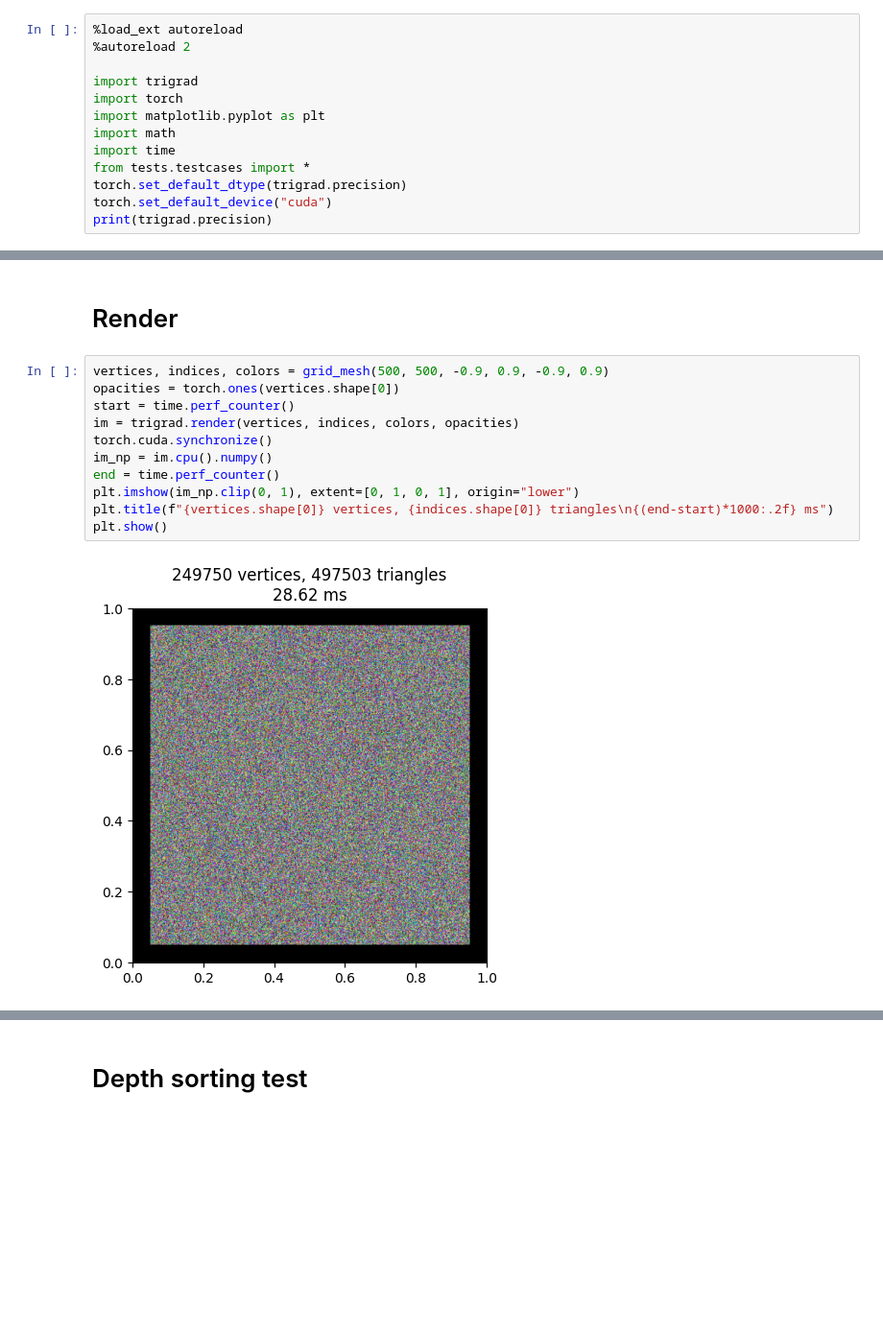
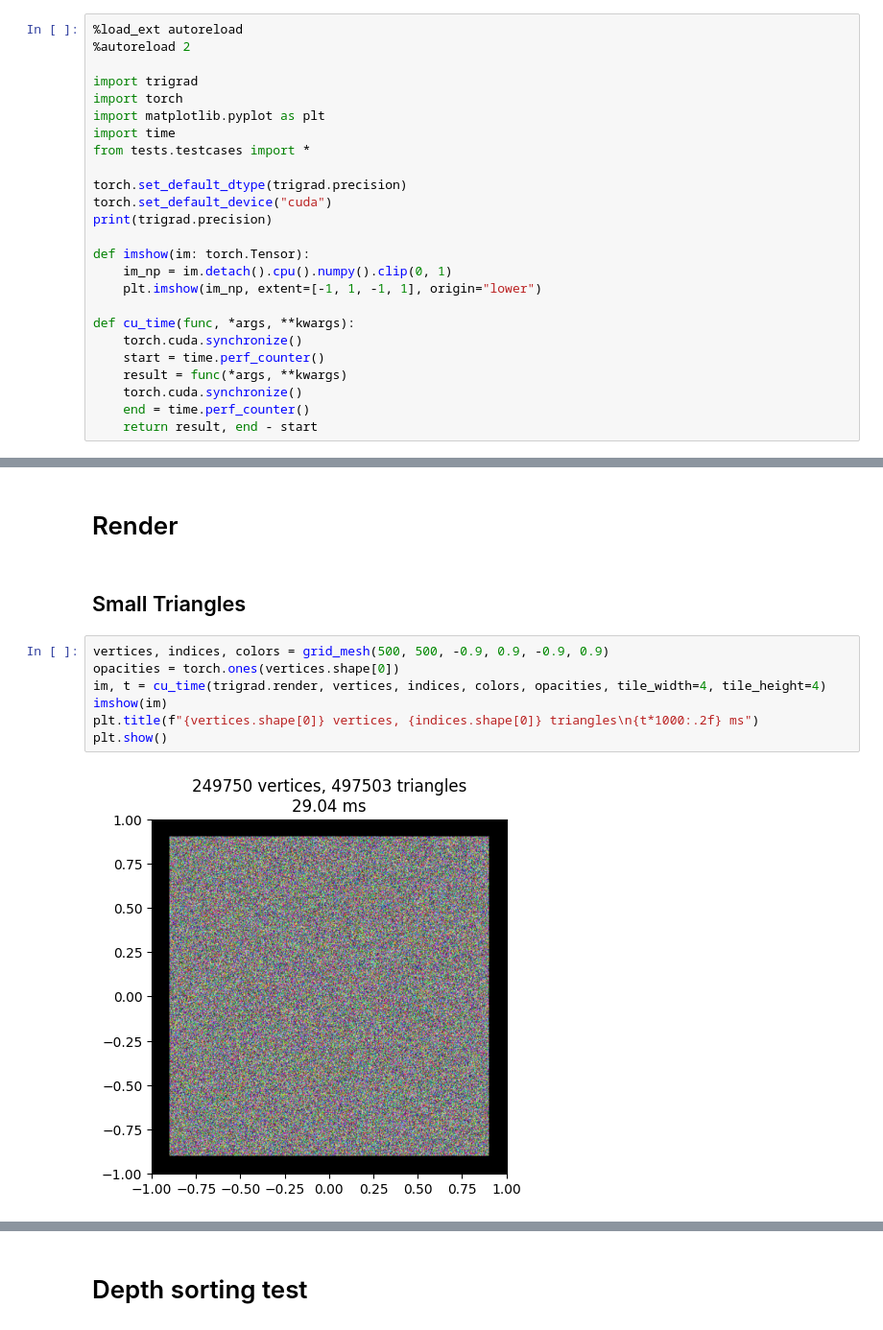
Before and after one commit to Davidxdydz/trigrad, a Jupyter notebook: renderer.ipynb, the cells around one changed output, grey strips where cells are left out. Shown: that part at 96% size. Cells and saved outputs as stored; diff of their text form; blank space fills up the shorter version.

```diff
--- a/renderer.ipynb
+++ b/renderer.ipynb
@@ -5,26 +5,36 @@
 import trigrad
 import torch
 import matplotlib.pyplot as plt
-import math
 import time
 from tests.testcases import *
+
 torch.set_default_dtype(trigrad.precision)
 torch.set_default_device("cuda")
 print(trigrad.precision)
+
+def imshow(im: torch.Tensor):
+    im_np = im.detach().cpu().numpy().clip(0, 1)
+    plt.imshow(im_np, extent=[-1, 1, -1, 1], origin="lower")
+
+def cu_time(func, *args, **kwargs):
+    torch.cuda.synchronize()
+    start = time.perf_counter()
+    result = func(*args, **kwargs)
+    torch.cuda.synchronize()
+    end = time.perf_counter()
+    return result, end - start
 # %% [output]
 torch.float64
 # %% [markdown]
 # Render
+# %% [markdown]
+## Small Triangles
 # %%
 vertices, indices, colors = grid_mesh(500, 500, -0.9, 0.9, -0.9, 0.9)
 opacities = torch.ones(vertices.shape[0])
-start = time.perf_counter()
-im = trigrad.render(vertices, indices, colors, opacities)
-torch.cuda.synchronize()
-im_np = im.cpu().numpy()
-end = time.perf_counter()
-plt.imshow(im_np.clip(0, 1), extent=[0, 1, 0, 1], origin="lower")
-plt.title(f"{vertices.shape[0]} vertices, {indices.shape[0]} triangles\n{(end-start)*1000:.2f} ms")
+im, t = cu_time(trigrad.render, vertices, indices, colors, opacities, tile_width=4, tile_height=4)
+imshow(im)
+plt.title(f"{vertices.shape[0]} vertices, {indices.shape[0]} triangles\n{t*1000:.2f} ms")
 plt.show()
 # %% [output]
-[figure, old version]
+[figure, new version]
```
Also changed, not shown: parts of 13 cells of this notebook.
